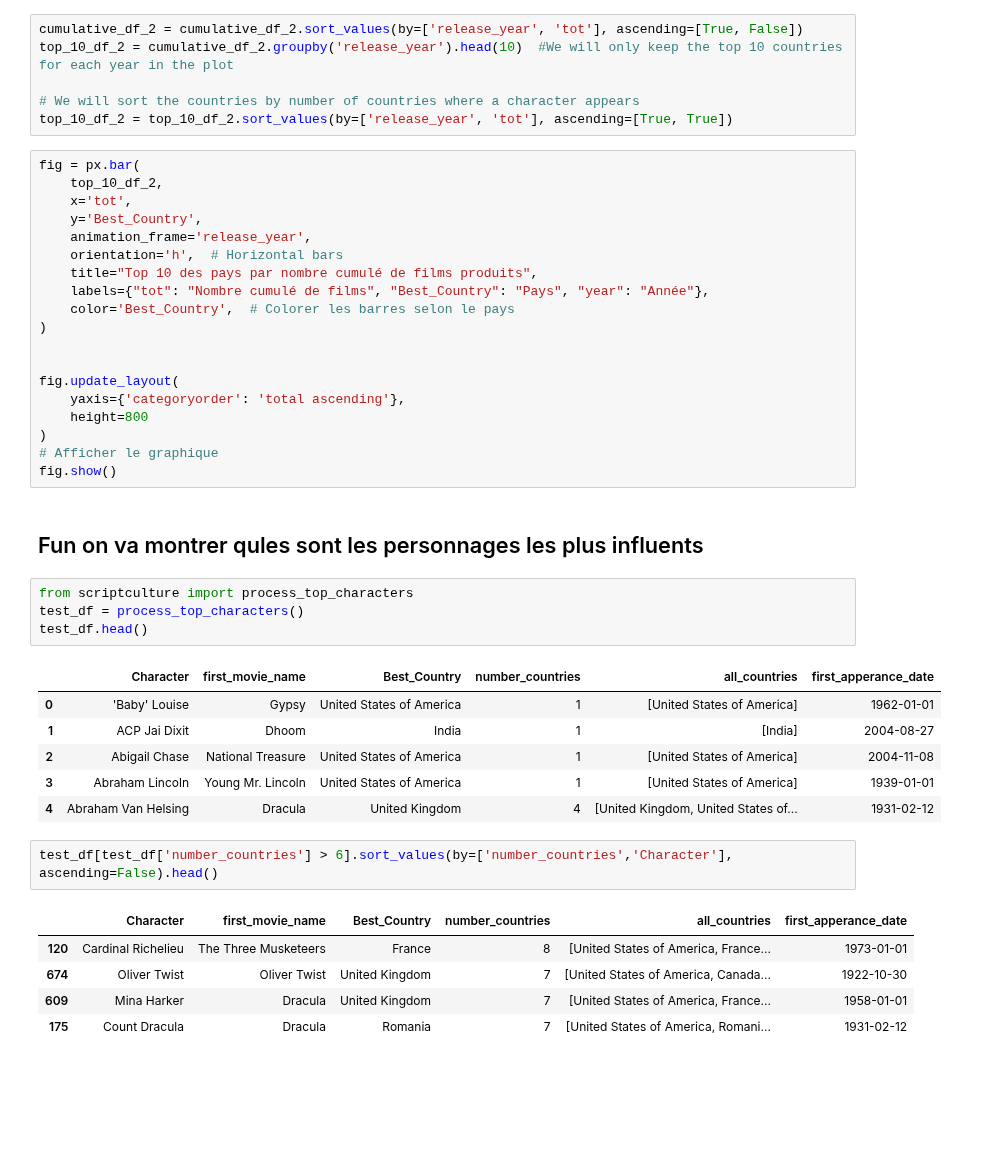
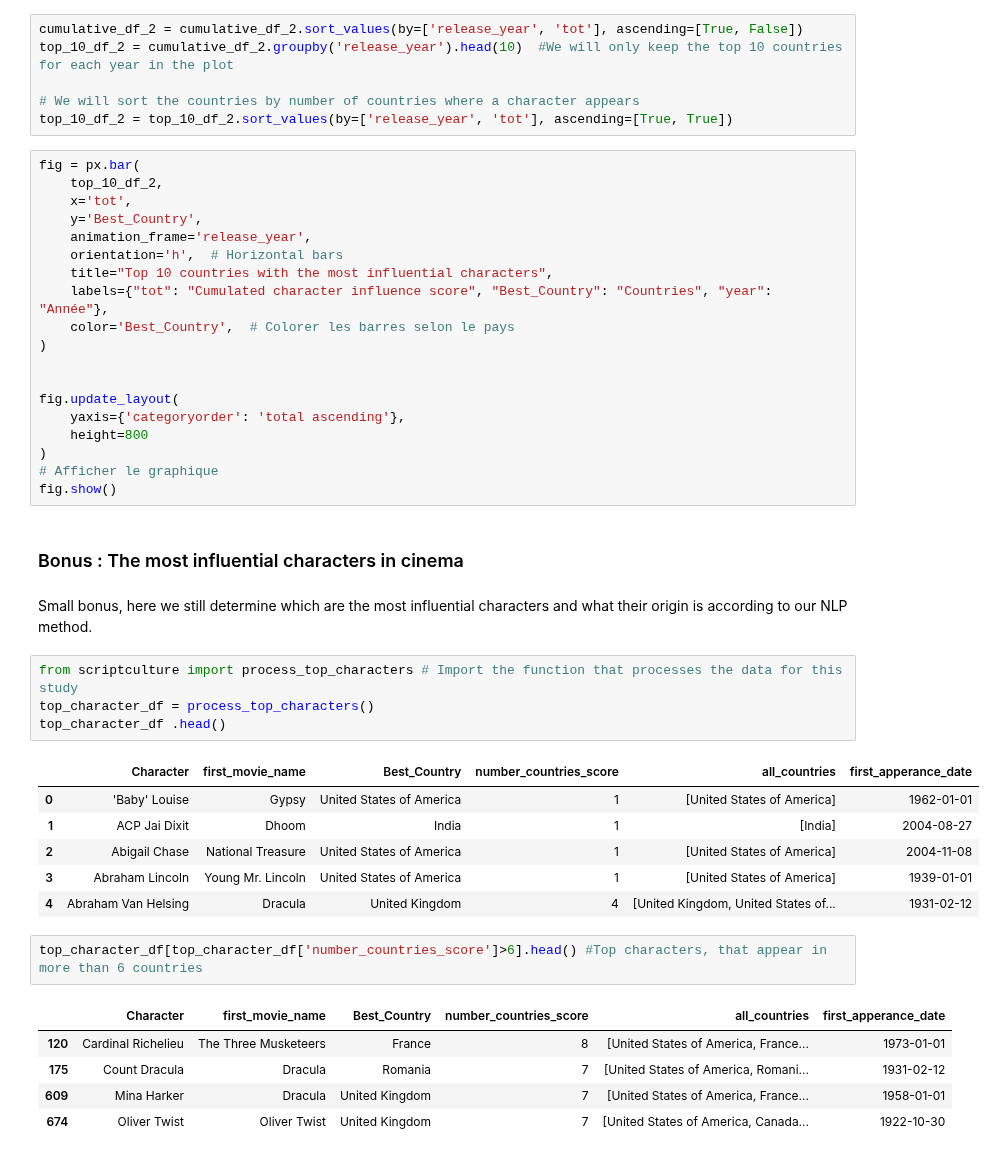
Before and after one commit to epfl-ada/ada-2024-project-teamcsx24, a Jupyter notebook: characterinfluence copy.ipynb, the cells around one changed output. Saved outputs shown, nothing was run; the diff lists cells and outputs as text; blank space fills up the shorter version.

```diff
--- a/characterinfluence copy.ipynb
+++ b/characterinfluence copy.ipynb
@@ -169,8 +173,8 @@ fig = px.bar(
     y='Best_Country',
     animation_frame='release_year',
     orientation='h',  # Horizontal bars
-    title="Top 10 des pays par nombre cumulé de films produits",
-    labels={"tot": "Nombre cumulé de films", "Best_Country": "Pays", "year": "Année"},
+    title="Top 10 countries with the most influential characters",
+    labels={"tot": "Cumulated character influence score", "Best_Country": "Countries", "year": "Année"},
     color='Best_Country',  # Colorer les barres selon le pays
 )
 
@@ -181,24 +185,26 @@ fig.update_layout(
 )
 # Afficher le graphique
 fig.show()
-# %% [markdown]
-## Fun on va montrer qules sont les personnages les plus influents
+# %% [markdown]
+### Bonus : The most influential characters in cinema
+# %% [markdown]
+Small bonus, here we still determine which are the most influential characters and what their origin is according to our NLP method.
 # %%
-from scriptculture import process_top_characters
-test_df = process_top_characters()
-test_df.head()
+from scriptculture import process_top_characters # Import the function that processes the data for this study
+top_character_df = process_top_characters()
+top_character_df .head()
 # %% [output]
-|  | Character | first_movie_name | Best_Country | number_countries | all_countries | first_apperance_date |
+|  | Character | first_movie_name | Best_Country | number_countries_score | all_countries | first_apperance_date |
 | 0 | 'Baby' Louise | Gypsy | United States of America | 1 | [United States of America] | 1962-01-01 |
 | 1 | ACP Jai Dixit | Dhoom | India | 1 | [India] | 2004-08-27 |
 | 2 | Abigail Chase | National Treasure | United States of America | 1 | [United States of America] | 2004-11-08 |
 | 3 | Abraham Lincoln | Young Mr. Lincoln | United States of America | 1 | [United States of America] | 1939-01-01 |
 | 4 | Abraham Van Helsing | Dracula | United Kingdom | 4 | [United Kingdom, United States of... | 1931-02-12 |
-# %%
-test_df[test_df['number_countries'] > 6].sort_values(by=['number_countries','Character'], ascending=False).head()
-# %% [output]
-|  | Character | first_movie_name | Best_Country | number_countries | all_countries | first_apperance_date |
-| 120 | Cardinal Richelieu | The Three Musketeers | France | 8 | [United States of America, France... | 1973-01-01 |
-| 674 | Oliver Twist | Oliver Twist | United Kingdom | 7 | [United States of America, Canada... | 1922-10-30 |
-| 609 | Mina Harker | Dracula | United Kingdom | 7 | [United States of America, France... | 1958-01-01 |
-| 175 | Count Dracula | Dracula | Romania | 7 | [United States of America, Romani... | 1931-02-12 |
+# %%
+top_character_df[top_character_df['number_countries_score']>6].head() #Top characters, that appear in more than 6 countries
+# %% [output]
+|  | Character | first_movie_name | Best_Country | number_countries_score | all_countries | first_apperance_date |
+| 120 | Cardinal Richelieu | The Three Musketeers | France | 8 | [United States of America, France... | 1973-01-01 |
+| 175 | Count Dracula | Dracula | Romania | 7 | [United States of America, Romani... | 1931-02-12 |
+| 609 | Mina Harker | Dracula | United Kingdom | 7 | [United States of America, France... | 1958-01-01 |
+| 674 | Oliver Twist | Oliver Twist | United Kingdom | 7 | [United States of America, Canada... | 1922-10-30 |
```
Also changed, not shown: parts of 14 cells of this notebook, 3 other files.
